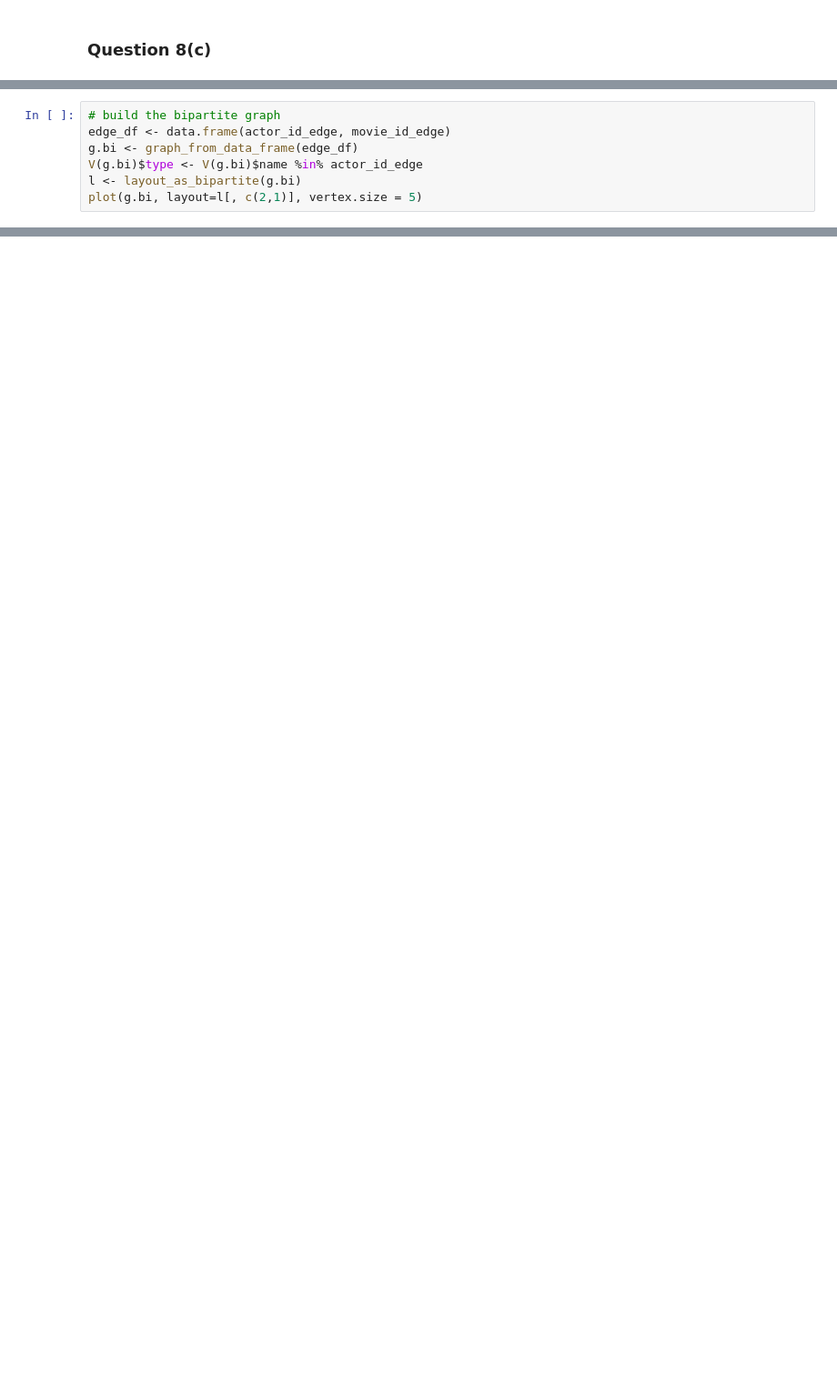
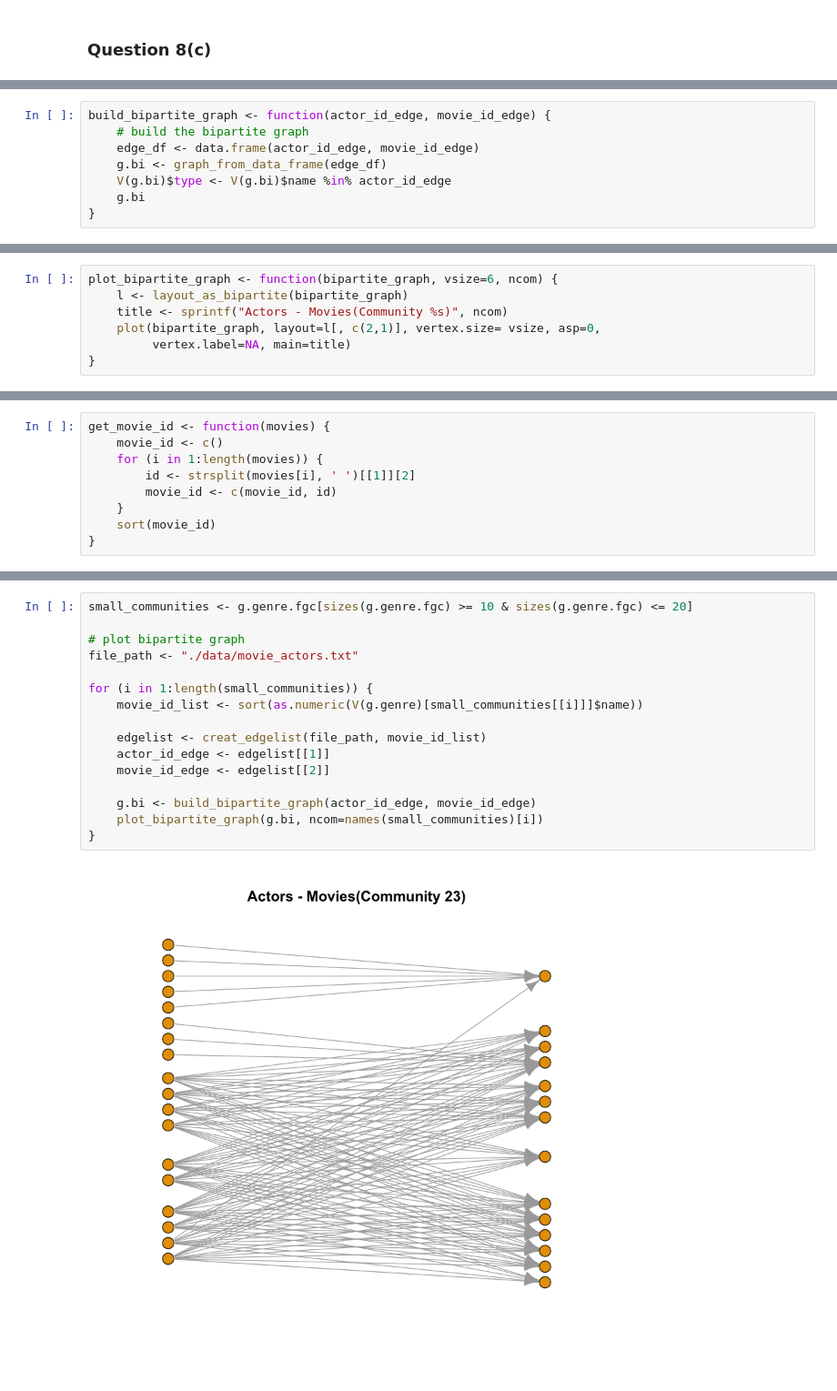
Before and after one commit to YufeiHu/EE232E-Large-Scale-Social-Network, a Jupyter notebook: project4/part2/Q7v2.ipynb, the cells around one changed output, grey strips where cells are left out. Shown at 91% size. Drawn from its saved outputs; the diff is of its cells as text; blank space fills up the shorter version.

```diff
--- a/project4/part2/Q7v2.ipynb
+++ b/project4/part2/Q7v2.ipynb
@@ -233,7 +256,8 @@ close(movie_actors_file)
 # %%
-# build the bipartite graph
-edge_df <- data.frame(actor_id_edge, movie_id_edge)
-g.bi <- graph_from_data_frame(edge_df)
-V(g.bi)$type <- V(g.bi)$name %in% actor_id_edge
-l <- layout_as_bipartite(g.bi)
-plot(g.bi, layout=l[, c(2,1)], vertex.size = 5)
+build_bipartite_graph <- function(actor_id_edge, movie_id_edge) {
+    # build the bipartite graph
+    edge_df <- data.frame(actor_id_edge, movie_id_edge)
+    g.bi <- graph_from_data_frame(edge_df)
+    V(g.bi)$type <- V(g.bi)$name %in% actor_id_edge
+    g.bi
+}
@@ -263,0 +266,7 @@ actor_id
+# %%
+plot_bipartite_graph <- function(bipartite_graph, vsize=6, ncom) {
+    l <- layout_as_bipartite(bipartite_graph)
+    title <- sprintf("Actors - Movies(Community %s)", ncom)
+    plot(bipartite_graph, layout=l[, c(2,1)], vertex.size= vsize, asp=0,
+         vertex.label=NA, main=title)
+}
@@ -263,0 +381,9 @@ actor_id
+# %%
+get_movie_id <- function(movies) {
+    movie_id <- c()
+    for (i in 1:length(movies)) {
+        id <- strsplit(movies[i], ' ')[[1]][2]
+        movie_id <- c(movie_id, id)
+    }
+    sort(movie_id)
+}
@@ -263,0 +442,18 @@ actor_id
+# %%
+small_communities <- g.genre.fgc[sizes(g.genre.fgc) >= 10 & sizes(g.genre.fgc) <= 20]
+
+# plot bipartite graph
+file_path <- "./data/movie_actors.txt"
+
+for (i in 1:length(small_communities)) {
+    movie_id_list <- sort(as.numeric(V(g.genre)[small_communities[[i]]]$name))
+
+    edgelist <- creat_edgelist(file_path, movie_id_list)
+    actor_id_edge <- edgelist[[1]]
+    movie_id_edge <- edgelist[[2]]
+
+    g.bi <- build_bipartite_graph(actor_id_edge, movie_id_edge)
+    plot_bipartite_graph(g.bi, ncom=names(small_communities)[i])
+}
+# %% [output]
+[figure, added]
```
Also changed, not shown: parts of 47 cells of this notebook.
